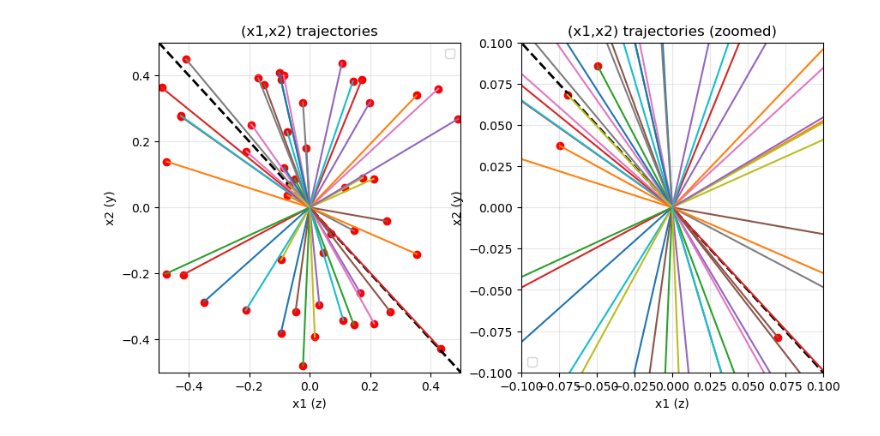
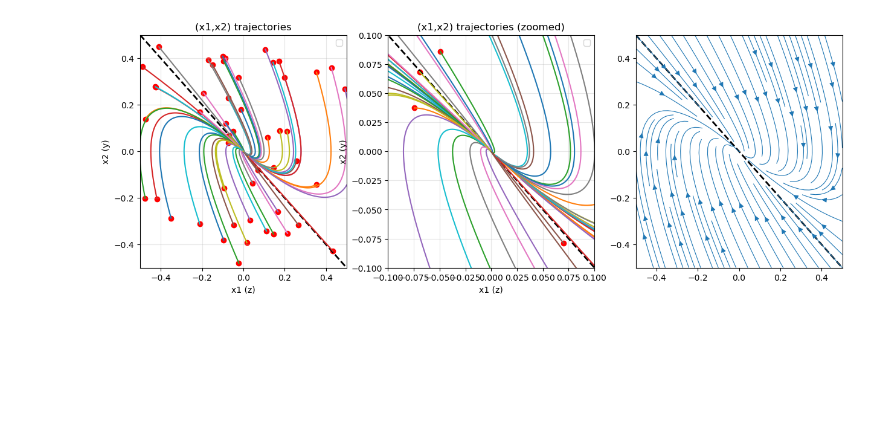
Before and after one commit to kylewang1999/zd_policy, a Jupyter notebook: scripts/main.ipynb, the cells around one changed output. Saved outputs shown, nothing was run; the diff lists cells and outputs as text; code cells hidden in the pictures; blank space fills up the shorter version.

```diff
--- a/scripts/main.ipynb
+++ b/scripts/main.ipynb
@@ -6,12 +6,13 @@ import os, sys
 from matplotlib import pyplot as plt
 from tqdm import tqdm
 import jax, flax
+from einops import rearrange
 from double_integrator import *
 
 
 box_width = 0.5
 
-cfg_rom = CfgROM()
+cfg_rom = CfgDIROM()
 cfg_rollout = CfgRollout()
 rng = jax.random.PRNGKey(42)
 
@@ -22,37 +23,74 @@ x0s = jax.random.uniform(rng, (50, 2), minval=-box_width, maxval=box_width)
 integrator = Integrator(
     solver=partial(dfx.diffeqsolve, solver=dfx.Tsit5()),
     ts=ts,
-    args_dfx=ArgsDiffrax(cfg_rom=cfg_rom)
+    rom=DoubleIntegratorROM(cfg_rom=cfg_rom)
 )
 
-ret = integrator.apply_batch(x0s)
+ret = integrator.apply(x0s)
+debug_ret = integrator.post_apply(ret)
 
+def make_plots(ret, debug_ret):
+    fig, (ax1, ax2, ax3) = plt.subplots(1, 3, figsize=(15, 5))
+    ax1.set_xlim(-box_width, box_width)
+    ax1.set_ylim(-box_width, box_width)
+    ax2.set_xlim(-0.1, 0.1)
+    ax2.set_ylim(-0.1, 0.1)
+    ax1.set_title('(x1,x2) trajectories')
+    ax2.set_title('(x1,x2) trajectories (zoomed)')
 
-fig, (ax1, ax2) = plt.subplots(1, 2, figsize=(10, 5))
-ax1.set_xlim(-box_width, box_width)
-ax1.set_ylim(-box_width, box_width)
-ax2.set_xlim(-0.1, 0.1)
-ax2.set_ylim(-0.1, 0.1)
-ax1.set_title('(x1,x2) trajectories')
-ax2.set_title('(x1,x2) trajectories (zoomed)')
+    for ax in (ax1, ax2):
+        ax.set_xlabel('x1 (z)')
+        ax.set_ylabel('x2 (y)')
+        ax.grid(True, alpha=0.3)
+        ax.legend()
 
-for ax in (ax1, ax2):
-    ax.set_xlabel('x1 (z)')
-    ax.set_ylabel('x2 (y)')
-    ax.grid(True, alpha=0.3)
-    ax.legend()
+    # Zero dynamics line
+    x1s = jnp.linspace(-box_width, box_width, 100)
+    x2s = -cfg_rom.kpsi * x1s
+    for ax in (ax1, ax2, ax3):
+        ax.plot(x1s, x2s, 'k--', linewidth=2, label='Zero dynamics line')
 
-# Zero dynamics line
-x1s = jnp.linspace(-box_width, box_width, 100)
-x2s = -cfg_rom.kpsi * x1s
-ax1.plot(x1s, x2s, 'k--', linewidth=2, label='Zero dynamics line')
-ax2.plot(x1s, x2s, 'k--', linewidth=2, label='Zero dynamics line')
+    # rollout trajectories
+    for ax in (ax1, ax2):
+        for i in range(ret.xs.shape[0]):
+            ax.plot(ret.xs[i, :, 0], ret.xs[i, :, 1])
+            ax.scatter(ret.xs[i, 0, 0], ret.xs[i, 0, 1], color='red')
 
-for ax in (ax1, ax2):
-    for i in range(ret.xs.shape[0]):
-        ax.plot(ret.xs[i, :, 0], ret.xs[i, :, 1])
-        ax.scatter(ret.xs[i, 0, 0], ret.xs[i, 0, 1], color='red')
+    # streamplot
+    N = 100
+    X1, X2 = jnp.meshgrid(
+        jnp.linspace(-box_width, box_width, N),
+        jnp.linspace(-box_width, box_width, N),
+        indexing='xy'
+    )
+    U = X2
+    V = jax.vmap(integrator.rom.policy_v, in_axes=(0, 0))(
+        rearrange(X2, 'n1 n2 -> (n1 n2)'), rearrange(X1, 'n1 n2 -> (n1 n2)')
+    )
+    print(V.shape)
+    V = rearrange(V.squeeze(), '(n1 n2) -> n1 n2', n1=N, n2=N)
+    print(V.shape)
+    X1n, X2n, Un, Vn = map(np.asarray, (X1, X2, U, V))
+    ax3.streamplot(X1n, X2n, Un, Vn, density=1.2, linewidth=0.8, arrowsize=1.2, minlength=0.2)
 
+    plt.show()
 
-plt.show()
+    # M_\psi error
+    fig, (ax1, ax2) = plt.subplots(1, 2, figsize=(12, 5))
+    ax1.set_title(r'||y(t) - \psi(z(t))||')
+    ax1.set_xlabel('t')
+    ax1.grid(True, alpha=0.3)
+    ax1.legend()
+    ax2.set_title(r'V_z(z(t))')
+    ax2.set_xlabel('t')
+    ax2.grid(True, alpha=0.3)
+    ax2.legend()
+
+    for i in range(debug_ret.xs.shape[0]):
+        ax1.plot(debug_ret.ts, debug_ret.es[i])
+        ax2.plot(debug_ret.ts, debug_ret.lyaps[i])
+
+    plt.show()
+
+make_plots(ret, debug_ret)
 # %% [output]
@@ -59 +101 @@ plt.show()
-[figure, old version]
+[figure, new version]
```
Also changed, not shown: parts of 3 cells of this notebook, 1 other file.
